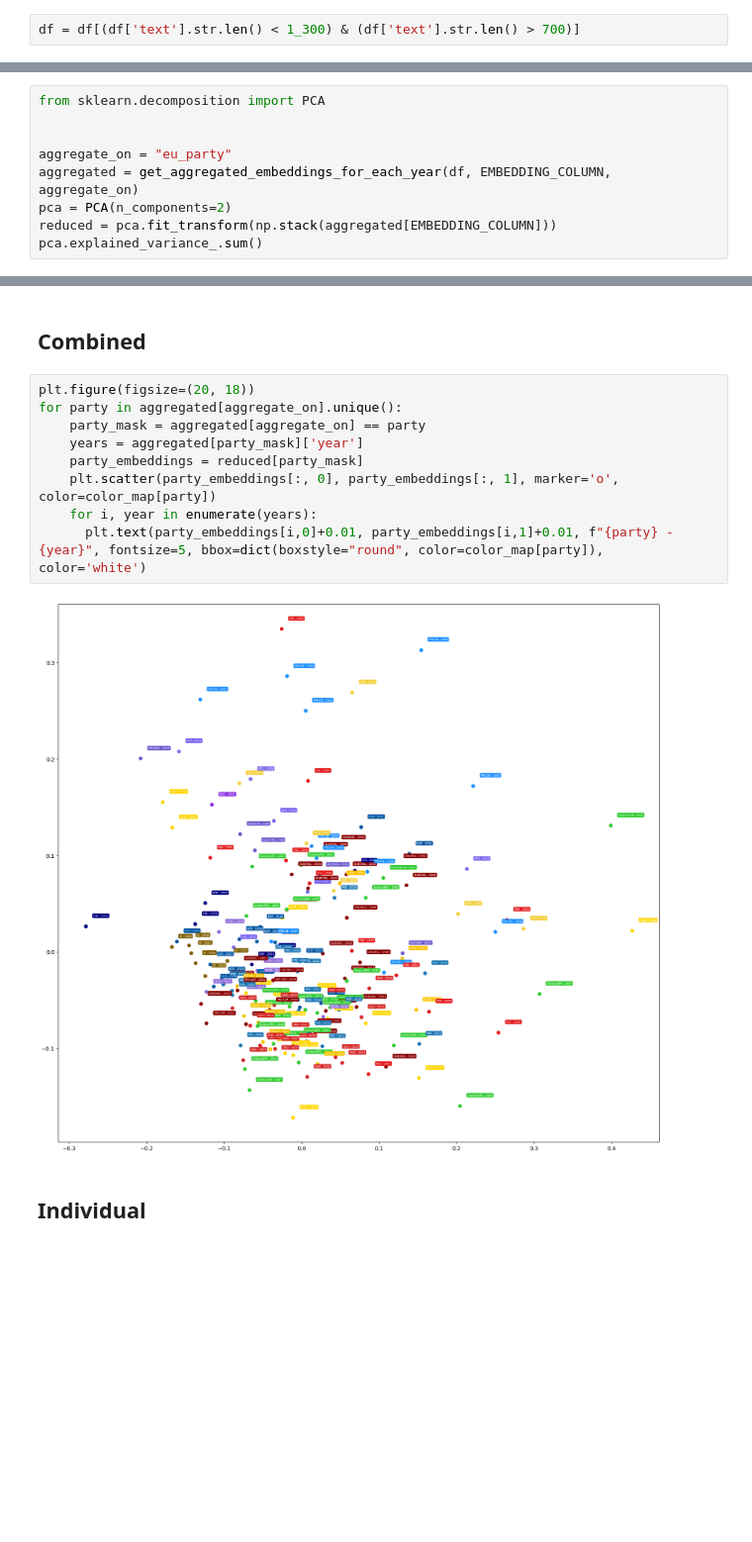
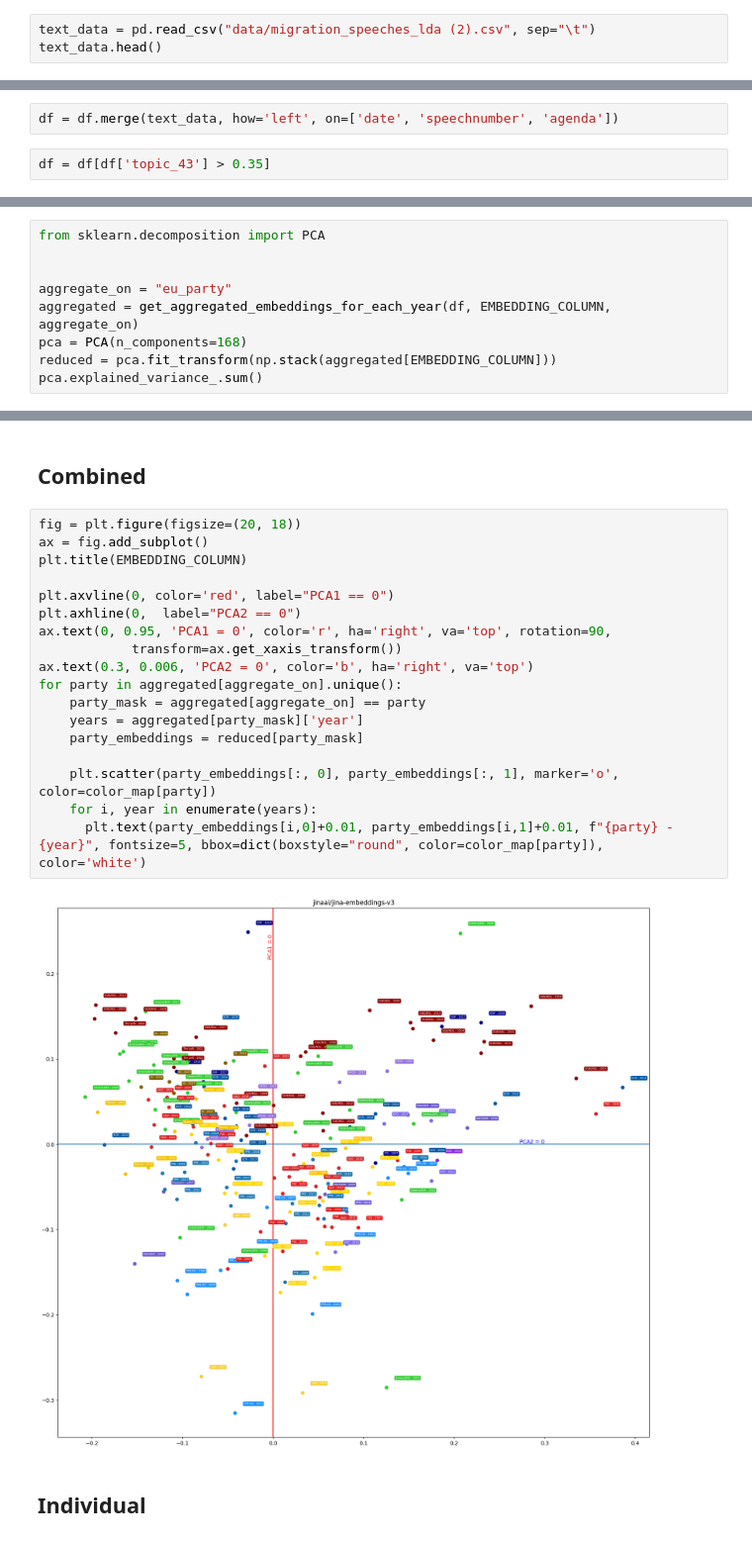
Before and after one commit to derkleinejakob/dataliteracy25, a Jupyter notebook: yearly_analysis.ipynb, the cells around one changed output, grey strips where cells are left out. Shown at 99% size. Saved outputs shown, nothing was run; the diff lists cells and outputs as text; blank space fills up the shorter version.

```diff
--- a/yearly_analysis.ipynb
+++ b/yearly_analysis.ipynb
@@ -18,2 +19,3 @@ vocab_df = pd.read_parquet("data/vocab_embeddings (1).parquet")
 # %%
-df = df[(df['text'].str.len() < 1_300) & (df['text'].str.len() > 700)]
+text_data = pd.read_csv("data/migration_speeches_lda (2).csv", sep="\t")
+text_data.head()
@@ -20,3 +30,7 @@ df = df[(df['text'].str.len() < 1_300) & (df['text'].str.len() > 700)]
+# %%
+df = df.merge(text_data, how='left', on=['date', 'speechnumber', 'agenda'])
+# %%
+df = df[df['topic_43'] > 0.35]
 # %% [markdown]
 # Helper Functions
 # %%
@@ -66,7 +84,7 @@ from sklearn.decomposition import PCA
 
 aggregate_on = "eu_party"
 aggregated = get_aggregated_embeddings_for_each_year(df, EMBEDDING_COLUMN, aggregate_on)
-pca = PCA(n_components=2)
+pca = PCA(n_components=168)
 reduced = pca.fit_transform(np.stack(aggregated[EMBEDDING_COLUMN]))
 pca.explained_variance_.sum()
 # %% [output]
@@ -187,16 +216,25 @@ color_map = {
 # %% [markdown]
 ## Combined
 # %%
-plt.figure(figsize=(20, 18))
+fig = plt.figure(figsize=(20, 18))
+ax = fig.add_subplot()
+plt.title(EMBEDDING_COLUMN)
+
+plt.axvline(0, color='red', label="PCA1 == 0")
+plt.axhline(0,  label="PCA2 == 0")
+ax.text(0, 0.95, 'PCA1 = 0', color='r', ha='right', va='top', rotation=90,
+            transform=ax.get_xaxis_transform())
+ax.text(0.3, 0.006, 'PCA2 = 0', color='b', ha='right', va='top')
 for party in aggregated[aggregate_on].unique():
     party_mask = aggregated[aggregate_on] == party
     years = aggregated[party_mask]['year']
     party_embeddings = reduced[party_mask]
+
     plt.scatter(party_embeddings[:, 0], party_embeddings[:, 1], marker='o', color=color_map[party])
     for i, year in enumerate(years):
       plt.text(party_embeddings[i,0]+0.01, party_embeddings[i,1]+0.01, f"{party} - {year}", fontsize=5, bbox=dict(boxstyle="round", color=color_map[party]), color='white')
 # %% [output]
-[figure, old version]
+[figure, new version]
 # %% [markdown]
 ## Individual
 # %%
```
Also changed, not shown: parts of 19 cells of this notebook, 1 other file.
